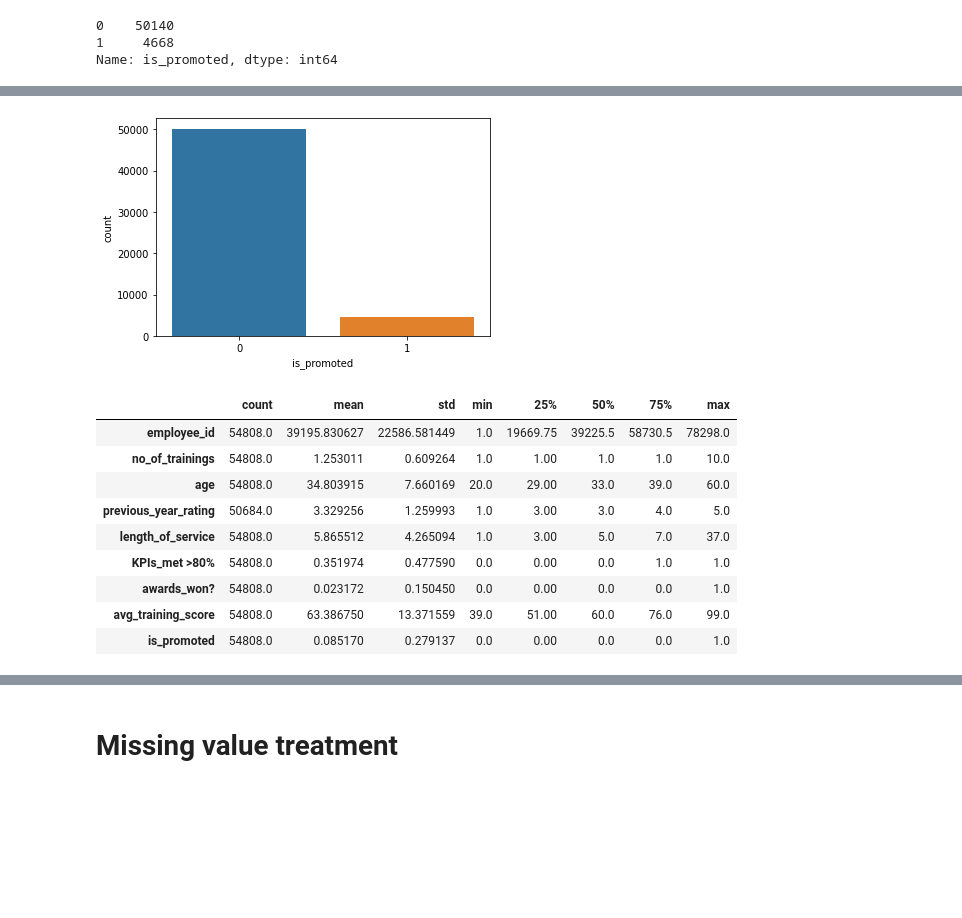
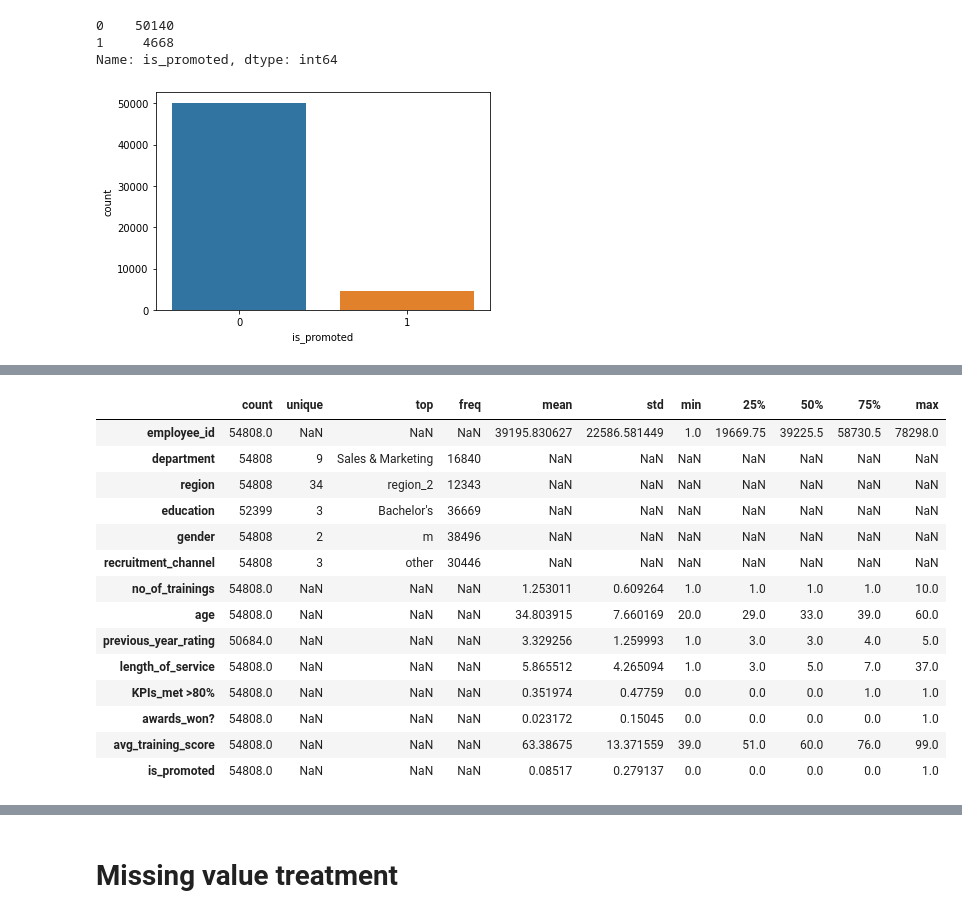
Before and after one commit to BharadwajPeringara/HR_Analytics, a Jupyter notebook: HR_Analytics.ipynb, the cells around one changed output, grey strips where cells are left out. Drawn from its saved outputs; the diff is of its cells as text; code cells hidden in the pictures; blank space fills up the shorter version.

```diff
--- a/HR_Analytics.ipynb
+++ b/HR_Analytics.ipynb
@@ -59,6 +61,13 @@ data['is_promoted'].value_counts()
 0    50140
 1     4668
 Name: is_promoted, dtype: int64
+# %%
+# Plotting the taget variable using countplot
+
+sns.countplot(x='is_promoted', data=data)
+plt.show()
+# %% [output]
+[figure, added]
 # %%
 # Information of dataset
 
@@ -81,28 +90,26 @@ Data columns (total 14 columns):
  13  is_promoted           54808 non-null  int64
 dtypes: float64(1), int64(8), object(5)
 memory usage: 5.9+ MB
-# %%
-# Plotting the taget variable using countplot
-
-sns.countplot(x='is_promoted', data=data)
-plt.show()
-# %% [output]
-[figure, removed]
 # %%
 # Data describing
 
-data.describe().T
+data.describe(include='all').T
 # %% [output]
-|  | count | mean | std | min | 25% | 50% | 75% | max |
-| employee_id | 54808.0 | 39195.830627 | 22586.581449 | 1.0 | 19669.75 | 39225.5 | 58730.5 | 78298.0 |
-| no_of_trainings | 54808.0 | 1.253011 | 0.609264 | 1.0 | 1.00 | 1.0 | 1.0 | 10.0 |
-| age | 54808.0 | 34.803915 | 7.660169 | 20.0 | 29.00 | 33.0 | 39.0 | 60.0 |
-| previous_year_rating | 50684.0 | 3.329256 | 1.259993 | 1.0 | 3.00 | 3.0 | 4.0 | 5.0 |
-| length_of_service | 54808.0 | 5.865512 | 4.265094 | 1.0 | 3.00 | 5.0 | 7.0 | 37.0 |
-| KPIs_met >80% | 54808.0 | 0.351974 | 0.477590 | 0.0 | 0.00 | 0.0 | 1.0 | 1.0 |
-| awards_won? | 54808.0 | 0.023172 | 0.150450 | 0.0 | 0.00 | 0.0 | 0.0 | 1.0 |
-| avg_training_score | 54808.0 | 63.386750 | 13.371559 | 39.0 | 51.00 | 60.0 | 76.0 | 99.0 |
-| is_promoted | 54808.0 | 0.085170 | 0.279137 | 0.0 | 0.00 | 0.0 | 0.0 | 1.0 |
+|  | count | unique | top | freq | mean | std | min | 25% | 50% | 75% | max |
+| employee_id | 54808.0 | NaN | NaN | NaN | 39195.830627 | 22586.581449 | 1.0 | 19669.75 | 39225.5 | 58730.5 | 78298.0 |
+| department | 54808 | 9 | Sales & Marketing | 16840 | NaN | NaN | NaN | NaN | NaN | NaN | NaN |
+| region | 54808 | 34 | region_2 | 12343 | NaN | NaN | NaN | NaN | NaN | NaN | NaN |
+| education | 52399 | 3 | Bachelor's | 36669 | NaN | NaN | NaN | NaN | NaN | NaN | NaN |
+| gender | 54808 | 2 | m | 38496 | NaN | NaN | NaN | NaN | NaN | NaN | NaN |
+| recruitment_channel | 54808 | 3 | other | 30446 | NaN | NaN | NaN | NaN | NaN | NaN | NaN |
+| no_of_trainings | 54808.0 | NaN | NaN | NaN | 1.253011 | 0.609264 | 1.0 | 1.0 | 1.0 | 1.0 | 10.0 |
+| age | 54808.0 | NaN | NaN | NaN | 34.803915 | 7.660169 | 20.0 | 29.0 | 33.0 | 39.0 | 60.0 |
+| previous_year_rating | 50684.0 | NaN | NaN | NaN | 3.329256 | 1.259993 | 1.0 | 3.0 | 3.0 | 4.0 | 5.0 |
+| length_of_service | 54808.0 | NaN | NaN | NaN | 5.865512 | 4.265094 | 1.0 | 3.0 | 5.0 | 7.0 | 37.0 |
+| KPIs_met >80% | 54808.0 | NaN | NaN | NaN | 0.351974 | 0.47759 | 0.0 | 0.0 | 0.0 | 1.0 | 1.0 |
+| awards_won? | 54808.0 | NaN | NaN | NaN | 0.023172 | 0.15045 | 0.0 | 0.0 | 0.0 | 0.0 | 1.0 |
+| avg_training_score | 54808.0 | NaN | NaN | NaN | 63.38675 | 13.371559 | 39.0 | 51.0 | 60.0 | 76.0 | 99.0 |
+| is_promoted | 54808.0 | NaN | NaN | NaN | 0.08517 | 0.279137 | 0.0 | 0.0 | 0.0 | 0.0 | 1.0 |
 # %%
 # Identifying missing values
 
```
Also changed, not shown: parts of 10 cells of this notebook.
